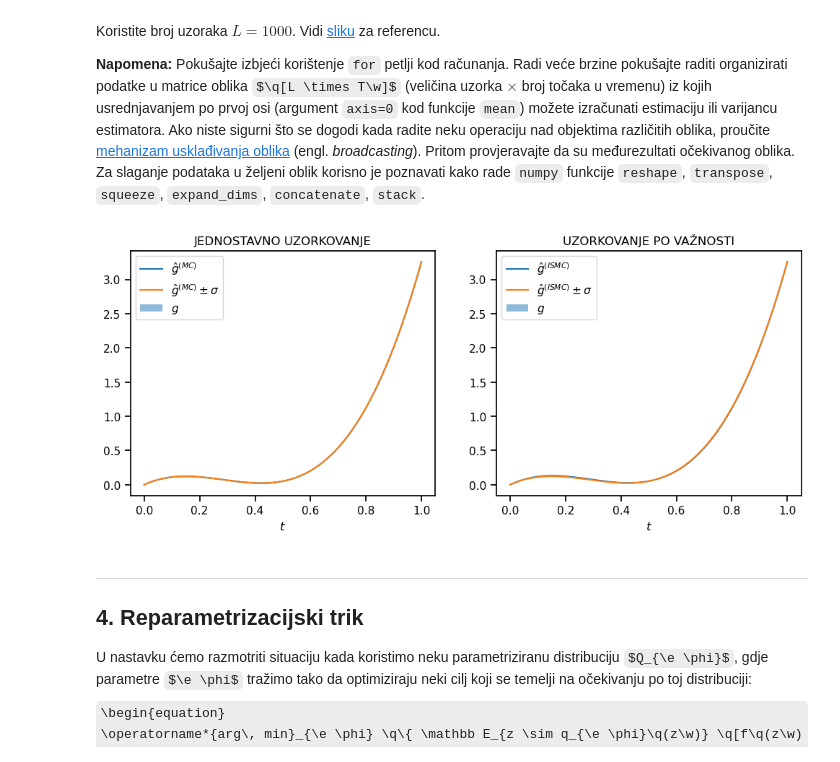
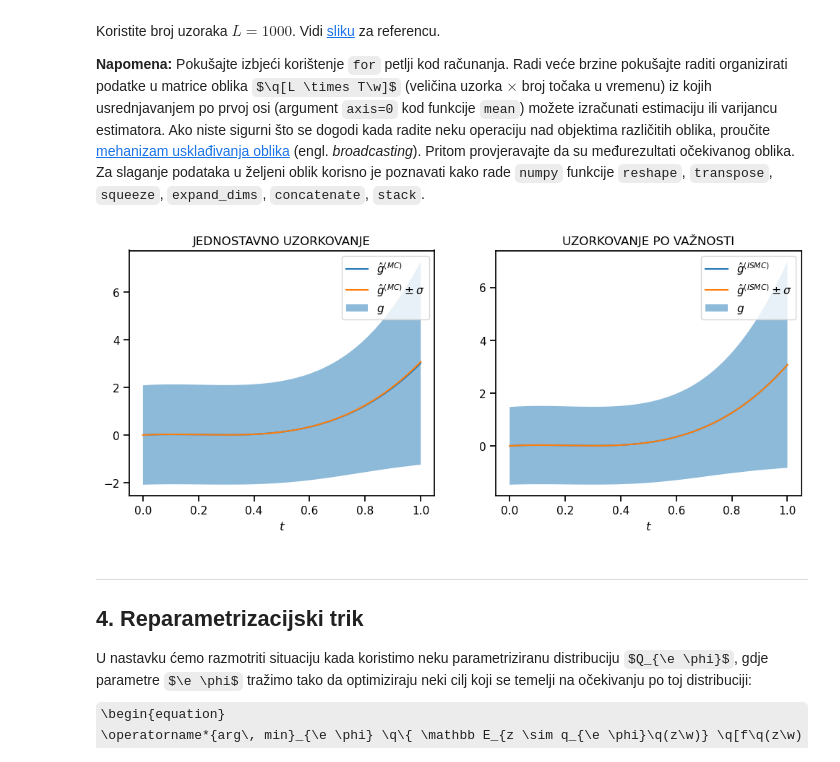
Before and after one commit to dinogrgic1/fer-deep-learning-2-labs, a Jupyter notebook: lab2/lab_2.ipynb, the cells around one changed output. Saved outputs shown, nothing was run; the diff lists cells and outputs as text; code cells hidden in the pictures; some formulas as TeX source.

```diff
--- a/lab2/lab_2.ipynb
+++ b/lab2/lab_2.ipynb
@@ -445,30 +445,36 @@ Za slaganje podataka u željeni oblik korisno je poznavati kako rade `numpy` fun
 # %%
 ts = np.linspace(0.0, 1.0, 201)
 
 zs = np.random.choice(z_sample, 1000)
 zs_important = np.random.choice(eps_sample, 1000)
 zs_important = Q_inv(zs_important)
 
+def variance_estimation(mc_est, g, z_sample):
+    estimation = 0
+    for z in z_sample:
+        estimation += (mc_est - g(z)) ** 2
+    return (1/size) * estimation
+
 mc_est = mc_estimation(f_numpy, ts, zs)
-variance1 = ((mc_est - g_numpy(ts)) ** 2)
+varience1 = variance_estimation(mc_est, g_numpy, zs)
 
 mc_est_importance = mc_estimation(f_num, ts, zs_important)
-variance2 = ((mc_est_importance - g_numpy(ts)) ** 2)
+variance2 = variance_estimation(mc_est_importance, g_numpy, zs_important)
 
 with plot_context(figsize=(12, 4.5), show=True):
     with plot_context(subplot=(1, 2, 1), title="JEDNOSTAVNO UZORKOVANJE", xlabel="$t$",
                       legend=[r"$\hat{g}^{(\mathit{MC})}$", r"$\hat{g}^{(\mathit{MC})} \pm \sigma$", r"$g$"]):
         plt.plot(ts, mc_est)  # srednja vrijednost
-        plt.fill_between(ts, mc_est - np.sqrt(variance1), mc_est + np.sqrt(variance1), alpha=0.5)  # interval povjerenja
+        plt.fill_between(ts, mc_est - np.sqrt(varience1), mc_est + np.sqrt(varience1), alpha=0.5)  # interval povjerenja
         plt.plot(ts, g_numpy(ts))
 
     with plot_context(subplot=(1, 2, 2), title="UZORKOVANJE PO VAŽNOSTI", xlabel="$t$",
                       legend=[r"$\hat{g}^{(\mathit{ISMC})}$", r"$\hat{g}^{(\mathit{ISMC})} \pm \sigma$", r"$g$"]):
         plt.plot(ts, mc_est_importance)  # srednja vrijednost
         plt.fill_between(ts, mc_est_importance - np.sqrt(variance2), mc_est_importance + np.sqrt(variance2), alpha=0.5)  # interval povjerenja
         plt.plot(ts, g_numpy(ts))
 # %% [output]
-[figure, old version]
+[figure, new version]
 # %% [markdown]
 ---
 
```
Also changed, not shown: parts of 20 cells of this notebook.
